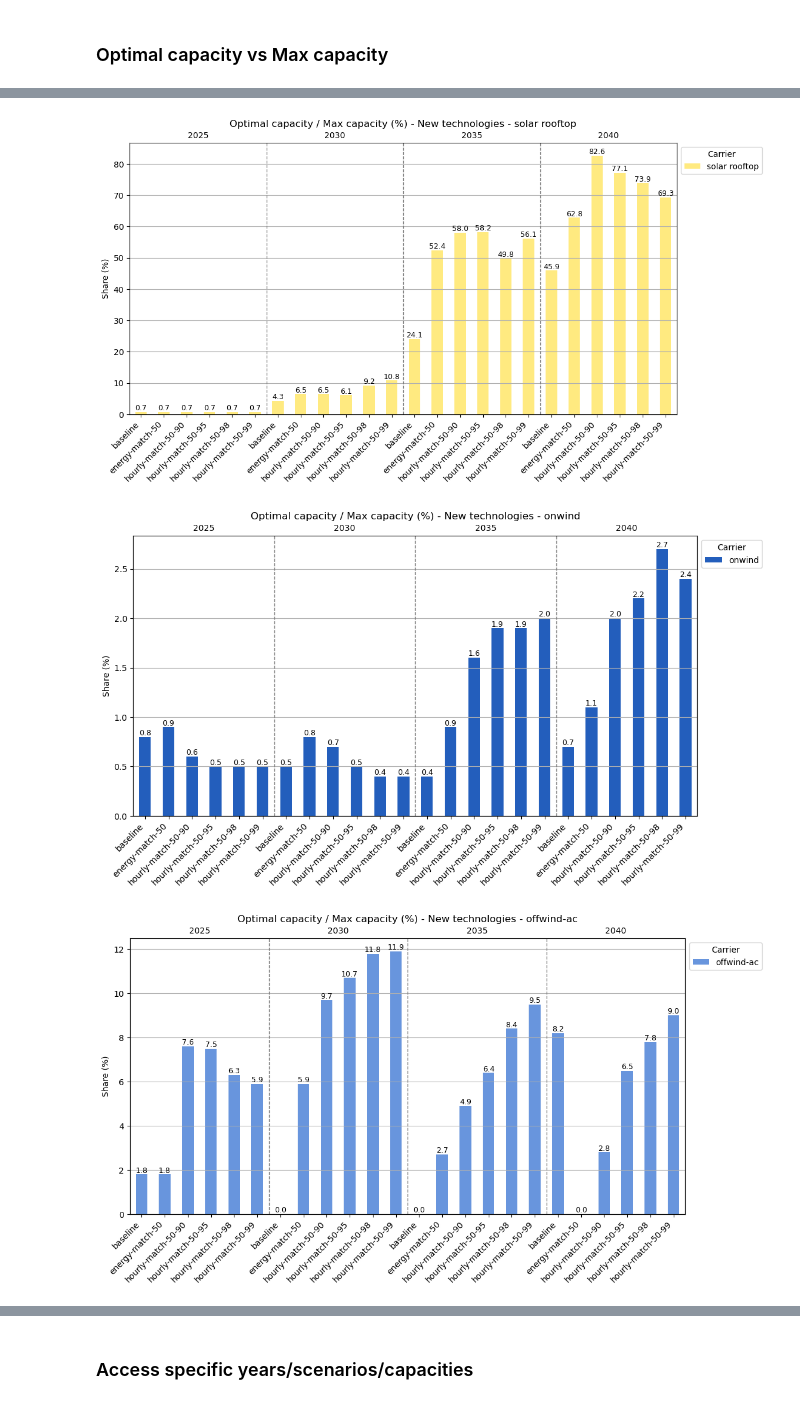
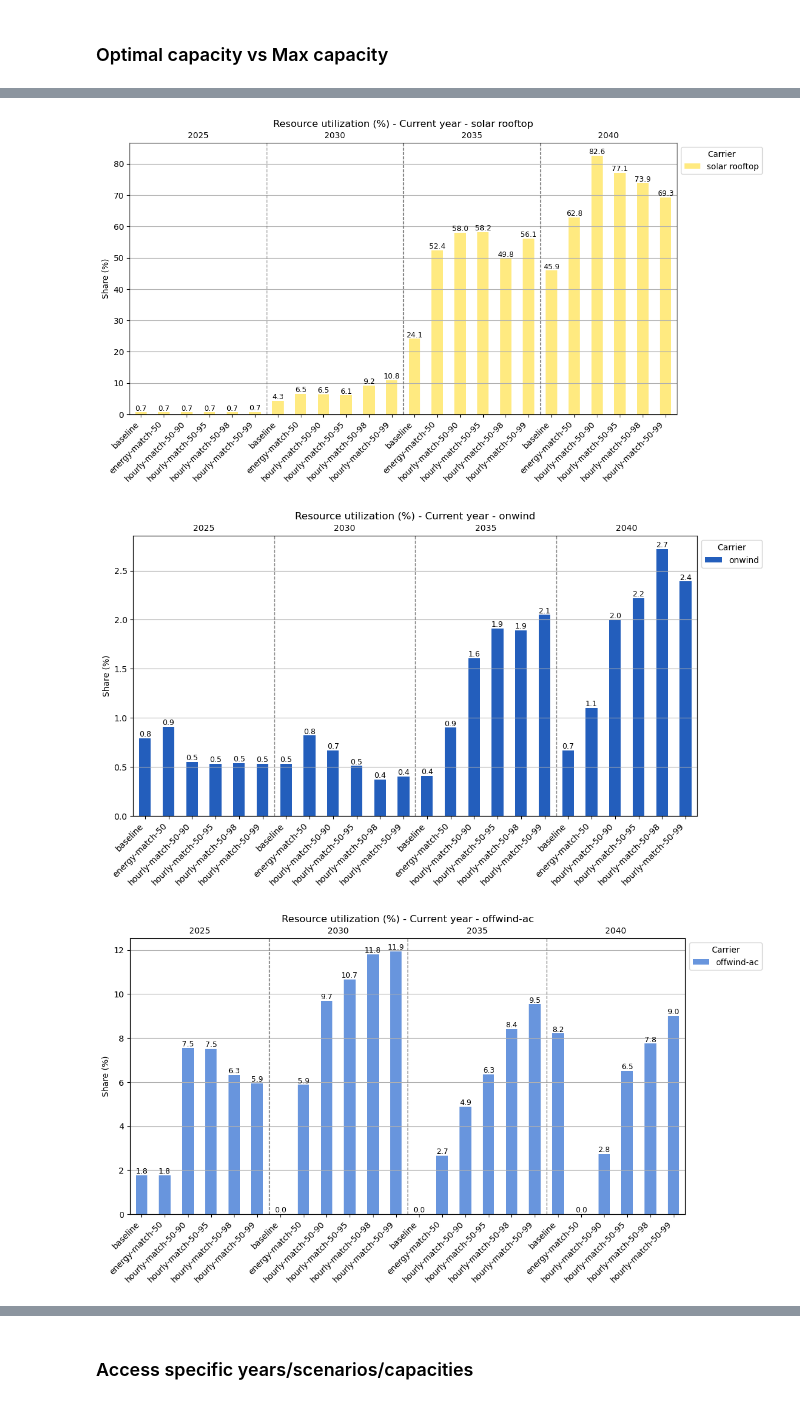
Before and after one commit to open-energy-transition/google-go, a Jupyter notebook: notebooks/cap_vs_max_cap.ipynb, the cells around one changed output, grey strips where cells are left out. Saved outputs shown, nothing was run; the diff lists cells and outputs as text; code cells hidden in the pictures.

```diff
--- a/notebooks/cap_vs_max_cap.ipynb
+++ b/notebooks/cap_vs_max_cap.ipynb
@@ -25,10 +25,13 @@ def get_cap_all(df_all, carriers, groupby_list):
         if "country" in groupby_list:
             country_map = n.buses[n.buses.index.isin(gens.bus)].country
             gens["country"] = gens.bus.map(country_map)
-        grouped = gens.groupby(groupby_list)[["p_nom", "p_nom_opt", "p_nom_max"]].sum()/1e3
+        grouped = gens.groupby(groupby_list)[["p_nom", "p_nom_opt", "p_nom_max"]].sum()/1e3 #GW
 
         # Add ratio column
         grouped["share over max"] = grouped["p_nom_opt"] / grouped["p_nom_max"]
+        if year == all_years[0]:
+            p_nom_max_total = grouped["p_nom_max"] + grouped["p_nom"]
+        grouped["share over max - total"] = grouped["p_nom_opt"] / p_nom_max_total
 
         # Add solar-utility row
         if "solar" in grouped.index and "solar-hsat" in grouped.index:
@@ -108,13 +111,17 @@ def get_cap_all(df_all, carriers, groupby_list):
                 solar_utility["p_nom_opt"] / solar_utility["p_nom_max"]
             ).where(solar_utility["p_nom_max"] > 0, 0)
 
+            if year == all_years[0]:
+                p_nom_max_total_solar_utility = solar_utility["p_nom_max"] + solar_utility["p_nom"]
+            solar_utility["share over max - total"] = solar_utility["p_nom_opt"] / p_nom_max_total_solar_utility
+
             # Concatenate solar-utility to grouped
             grouped = pd.concat([grouped, solar_utility])
 
             # Store solar-hsat p_nom_opt for next year
             solar_hsat_history[(sc, year)] = grouped.loc["solar-hsat", "p_nom_opt"]
 
-        cols[(year, sc)] = round(grouped, 3)
+        cols[(year, sc)] = round(grouped, 4)
 
     df = pd.concat(cols, axis=1).fillna(0)
     # Create MultiIndex columns with year and scenario
@@ -130,7 +137,8 @@ def plot_bar(df, colors, ylabel=None, title=None, figsize=(12, 6), vert_lines=Tr
     fig, ax = plt.subplots(figsize=figsize)
 
     # Clean 'virtual ' prefix from index names
-    df = clean_virtual_names(df.copy())
+    if df.index.name is not "year":
+        df = clean_virtual_names(df.copy())
 
     # Remove column names from MultiIndex if present
     df_plot = df.copy()
@@ -144,7 +152,7 @@ def plot_bar(df, colors, ylabel=None, title=None, figsize=(12, 6), vert_lines=Tr
     handles, labels = ax.get_legend_handles_labels()
     ax.legend(handles[::-1], labels[::-1],
               loc='upper left', bbox_to_anchor=(1, 1),
-              title='Carrier')
+              title='Carrier' if df.index.name is not "year" else 'Year' )
 
     # Add total values above each bar
     bar_totals = df.T.sum(axis=1)  # totals per bar
@@ -282,31 +307,40 @@ vres_carriers = [
     ]
 df, colors = get_cap_all(df_networks["network"], carriers=vres_carriers, groupby_list = ["carrier"])
 df = df.drop("p_nom", axis=1, level=2)
-display(df)
-years = df.columns.get_level_values('year').unique()
-scenarios = df.columns.get_level_values('scenario').unique()
-capacities = df.columns.get_level_values('capacity').unique()
+#display(df)
 
 # Use pd.IndexSlice for MultiIndex column selection
 idx = pd.IndexSlice
-df_plot = df.loc[:, idx[years, scenarios, "share over max"]]
-df_plot = df_plot.droplevel('capacity', axis=1)
-df_plot = df_plot*100
 
-vres_plot = [
-        #"solar",
-        "solar utility", # solar + solar-hsat * 1.15 (see add_solar_potential_constraints in solve_network.py)
-        "solar rooftop",
-        #"solar-hsat",
-        "onwind",
-        "offwind-ac",
-        "offwind-dc",
-        "offwind-float",
-    ]
-for carrier in vres_plot:
-    #print("="*40 + f"Analysing {carrier}" + "="*40)
-    if carrier not in df_plot.index:
-        print(f"Warning: {carrier} not in df_plot index and will be skipped.")
-        continue
-    ax = plot_bar(df_plot[df_plot.index==carrier], colors[carrier], ylabel="Share (%)", title=f"Optimal capacity / Max capacity (%) - New technologies - {carrier}")
+shares = {"share over max" : "Current year",
+         "share over max - total" : "Cumulative",
+         }
+
+for share_type, share_title in shares.items():
+    print(f"===========================Analysing {share_type}")
+
+    df_plot = df.loc[:, idx[:, :, share_type]]
+    df_plot = df_plot.droplevel('capacity', axis=1)
+    df_plot = df_plot*100
+
+    if share_type == "share over max - total":
+        df_plot = df_plot.groupby(level='scenario', axis=1).cumsum()
+
+    vres_plot = [
+            #"solar",
+            "solar utility", # solar + solar-hsat * 1.15 (see add_solar_potential_constraints in solve_network.py)
+            "solar rooftop",
+            #"solar-hsat",
+            "onwind",
+            "offwind-ac",
+            "offwind-dc",
+            "offwind-float",
+        ]
+
+    for carrier in vres_plot:
+        if carrier not in df_plot.index:
+            print(f"Warning: {carrier} not available and will be skipped.")
+            continue
+        ax = plot_bar(df_plot[df_plot.index==carrier], colors[carrier], ylabel="Share (%)", title=f"Resource utilization (%) - {share_title} - {carrier}")
+        plt.show()
 # %% [output]
@@ -327,3 +349,3 @@ for carrier in vres_plot:
-[figure, old version]
+[figure, new version]
-[figure, old version]
+[figure, new version]
-[figure, old version]
+[figure, new version]
```
Also changed, not shown: parts of 6 cells of this notebook.
